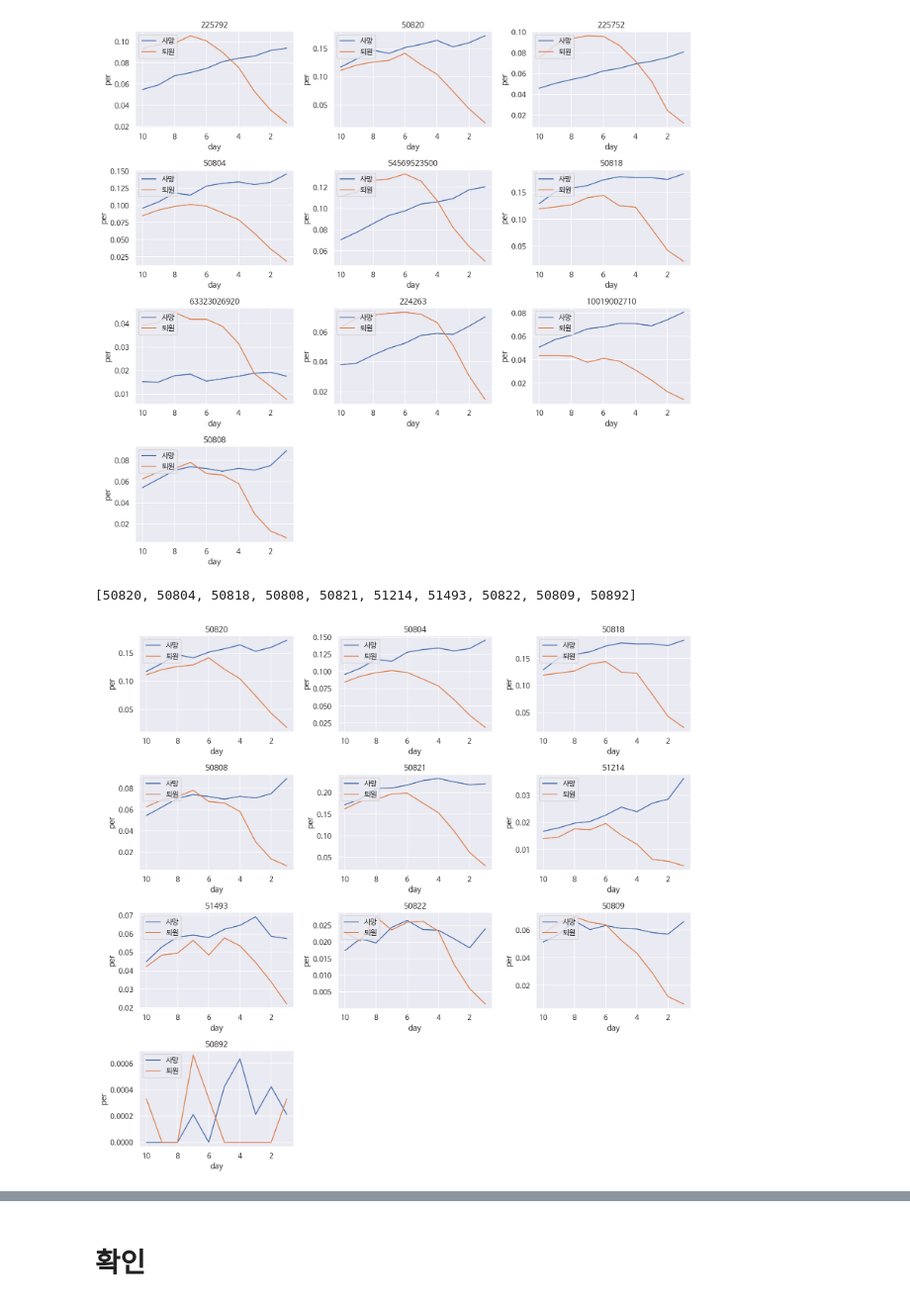
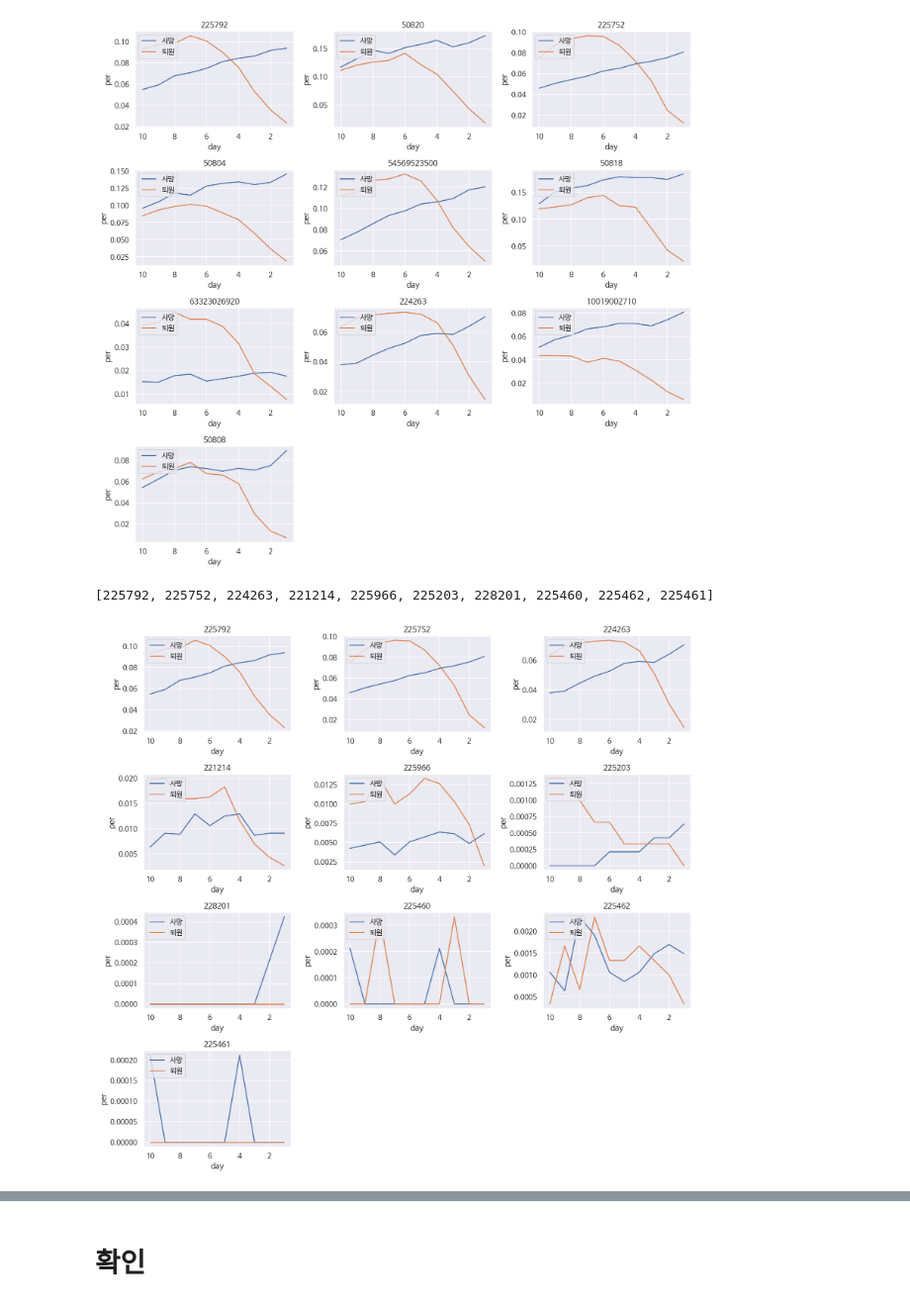
Before and after one commit to suhyun-guri/DSML_Research, a Jupyter notebook: 09-2. Method2 - multiply 원거리,근거리.ipynb, the cells around one changed output, grey strips where cells are left out. Shown at 99% size. Saved outputs shown, nothing was run; the diff lists cells and outputs as text; code cells hidden in the pictures.

```diff
--- a/09-2. Method2 - multiply 원거리,근거리.ipynb
+++ b/09-2. Method2 - multiply 원거리,근거리.ipynb
@@ -466,9 +466,9 @@ visualization(features)
 [225792, 50820, 225752, 50804, 54569523500, 50818, 63323026920, 224263, 10019002710, 50808]
 [figure]
 # %%
-features = final_result[final_result['Type']=='LAB'].feature[:10].to_list()
+features = final_result[final_result['Type']=='PRO'].feature[:10].to_list()
 print(features)
 visualization(features)
 # %% [output]
-[50820, 50804, 50818, 50808, 50821, 51214, 51493, 50822, 50809, 50892]
+[225792, 225752, 224263, 221214, 225966, 225203, 228201, 225460, 225462, 225461]
-[figure, old version]
+[figure, new version]
```
Also changed, not shown: parts of 2 cells of this notebook.
